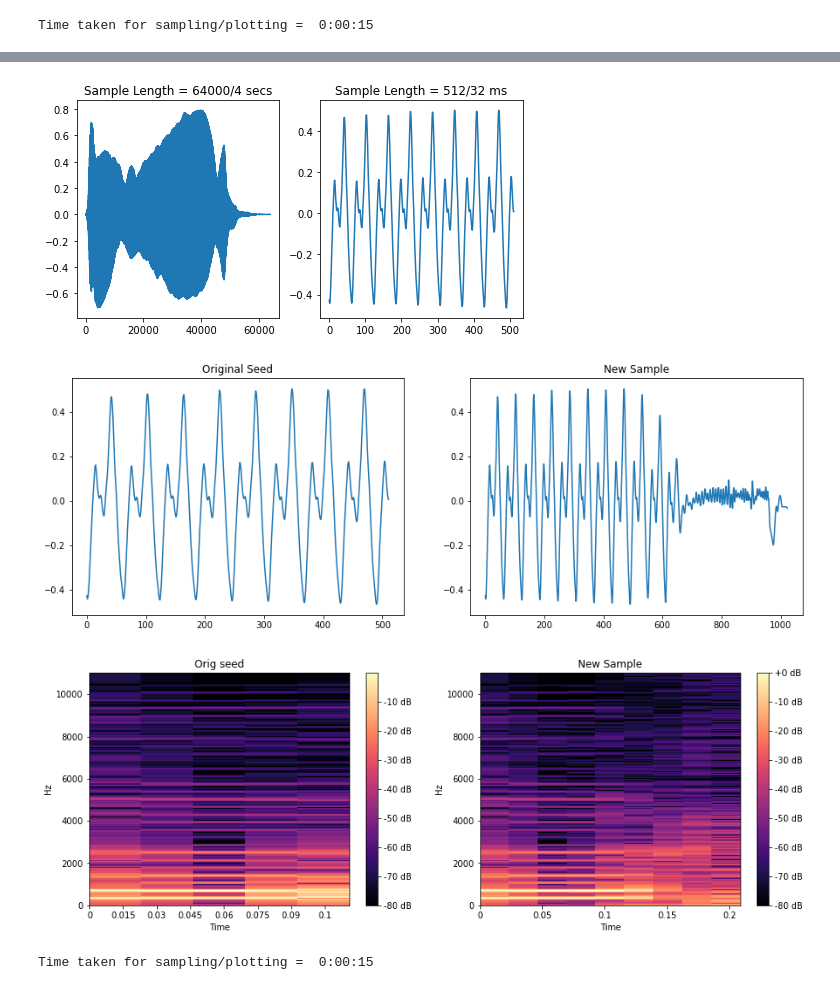
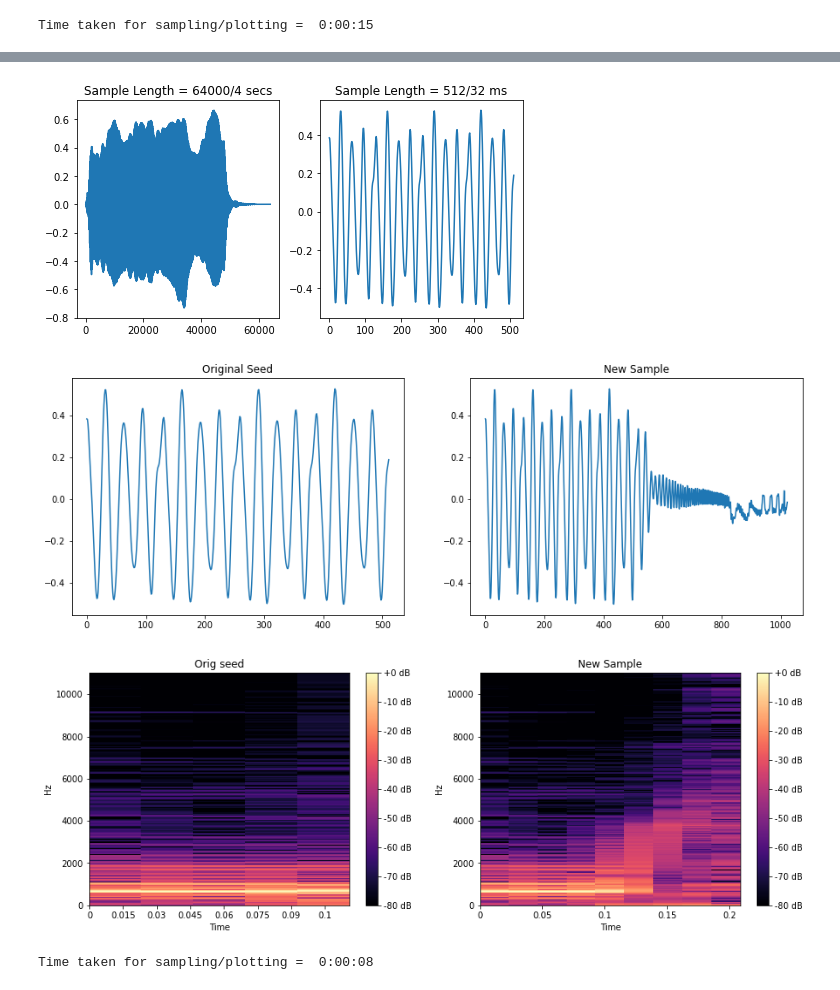
Before and after one commit to pkamath2/transformer-poc, a Jupyter notebook: with-linearlayer-embedding/sample.ipynb, the cells around one changed output, grey strips where cells are left out. Saved outputs shown, nothing was run; the diff lists cells and outputs as text; code cells hidden in the pictures.

```diff
--- a/with-linearlayer-embedding/sample.ipynb
+++ b/with-linearlayer-embedding/sample.ipynb
@@ -215,12 +215,12 @@ new_sample, orig_seed = sample_model(input_data)
 [figure]
 Time taken for sampling/plotting =  0:00:15
 # %%
-input_data, _ = get_data('reed_acoustic_037-060-075', 1.5)
+input_data, _ = get_data('reed_acoustic_037-047-025', 0.5)
 new_sample, orig_seed = sample_model(input_data)
 # %% [output]
 [interactive output not drawn]
 [interactive output not drawn]
-[figure, old version]
+[figure, new version]
-[figure, old version]
+[figure, new version]
-[figure, old version]
+[figure, new version]
-Time taken for sampling/plotting =  0:00:15
+Time taken for sampling/plotting =  0:00:08
```
Also changed, not shown: parts of 1 cell of this notebook, 1 other file.
